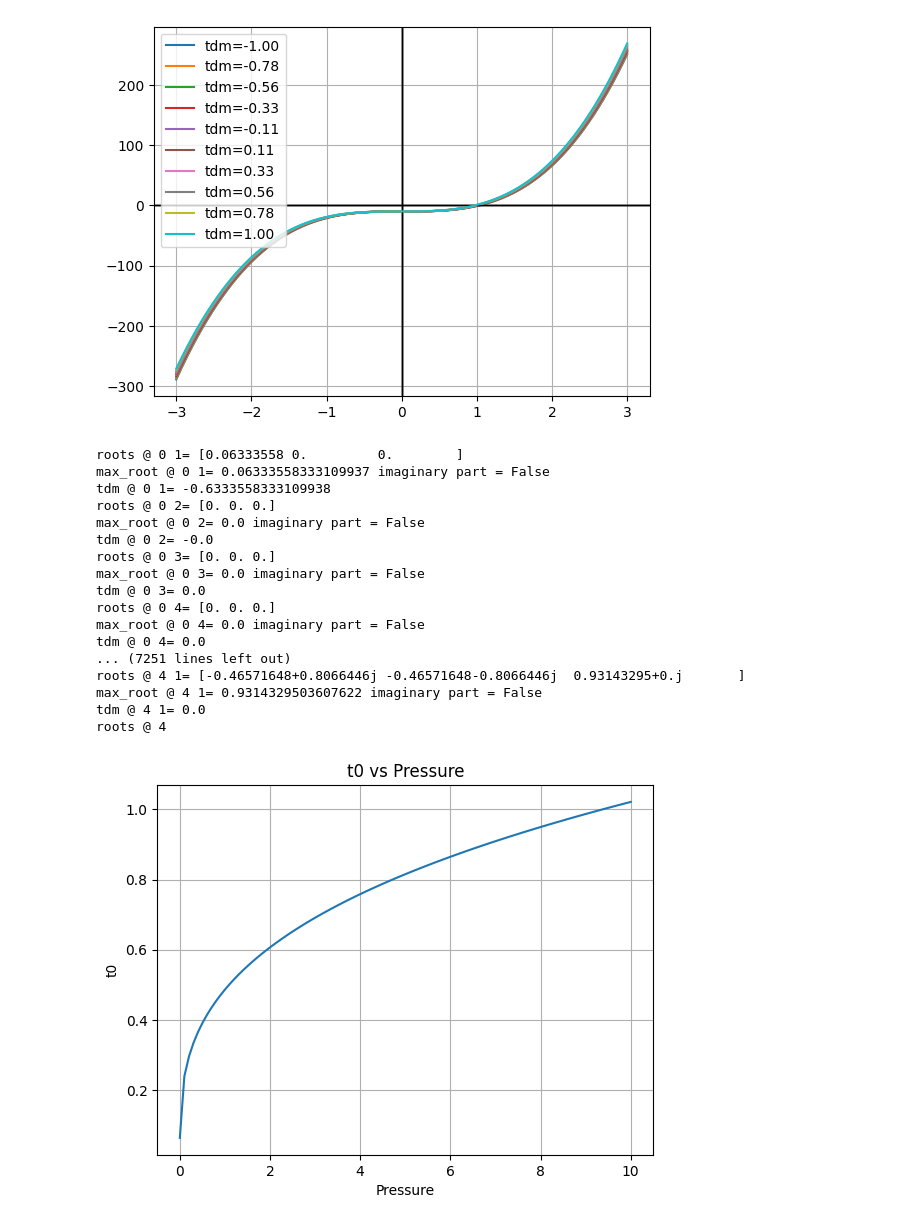
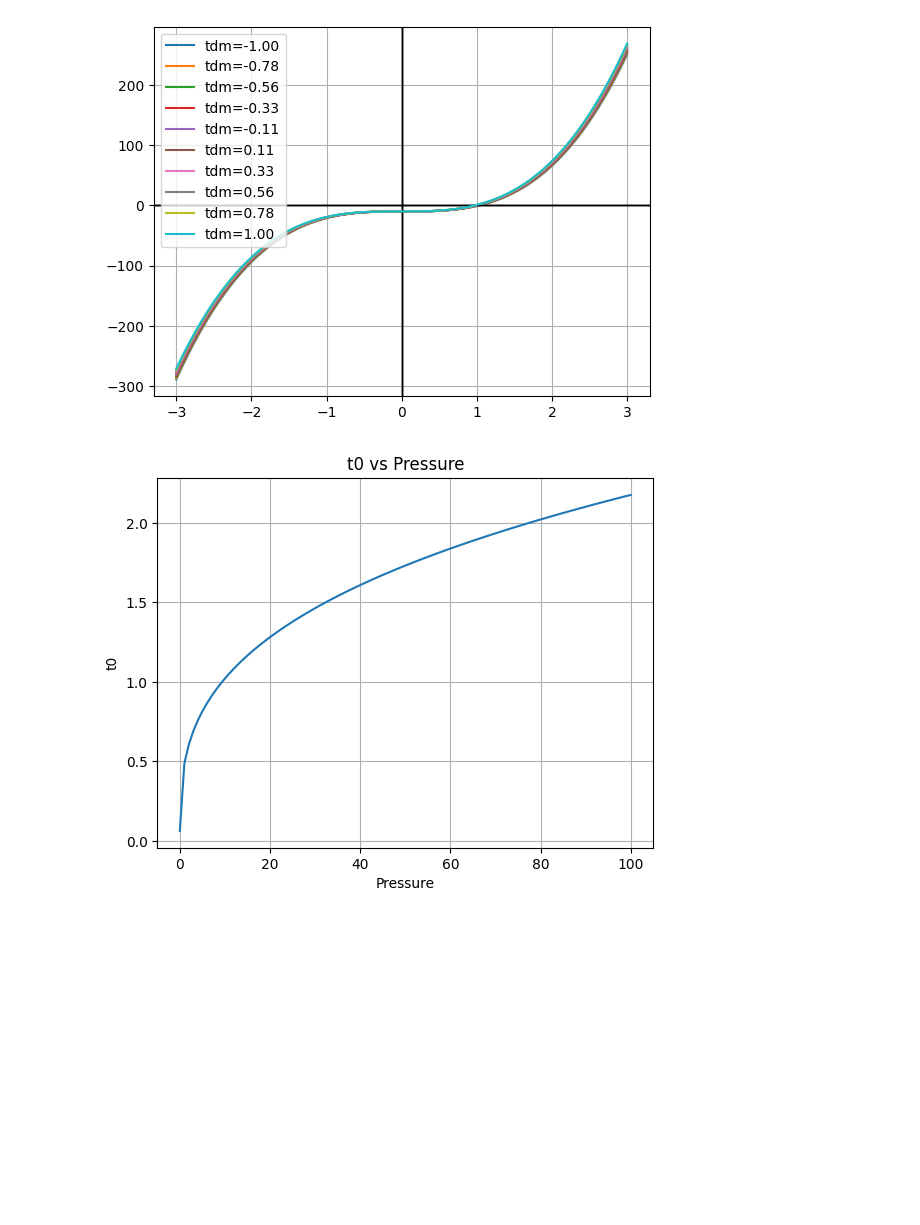
Before and after one commit to nkitamuraQC/pressphpy, a Jupyter notebook: examples.ipynb, the cells around one changed output. Saved outputs shown, nothing was run; the diff lists cells and outputs as text; code cells hidden in the pictures; blank space fills up the shorter version.

```diff
--- a/examples.ipynb
+++ b/examples.ipynb
@@ -79,39 +79,22 @@ for i in range(norb):
 # %%
 ph = Phonon(int1e, int2e, norb, nelec, dm_calculator)
 
-pressure = np.linspace(0, 10, 100)
+pressure = np.linspace(0, 100, 100)
 
 t0_list = []
 for p in pressure:
     int1e_p = ph.run(pressure=p)
     t0_list.append(int1e_p[0, 1])  # Example: t0 is the hopping between site 0 and 1
     ph.clear()  # Clear the state for the next iteration
 
 plt.plot(pressure, t0_list)
 plt.xlabel("Pressure")
 plt.ylabel("t0")
 plt.title("t0 vs Pressure")
 plt.grid()
 plt.show()
 # %% [output]
-roots @ 0 1= [0.06333558 0.         0.        ]
-max_root @ 0 1= 0.06333558333109937 imaginary part = False
-tdm @ 0 1= -0.6333558333109938
-roots @ 0 2= [0. 0. 0.]
-max_root @ 0 2= 0.0 imaginary part = False
-tdm @ 0 2= -0.0
-roots @ 0 3= [0. 0. 0.]
-max_root @ 0 3= 0.0 imaginary part = False
-tdm @ 0 3= 0.0
-roots @ 0 4= [0. 0. 0.]
-max_root @ 0 4= 0.0 imaginary part = False
-tdm @ 0 4= 0.0
-... (7251 lines left out)
-roots @ 4 1= [-0.46571648+0.8066446j -0.46571648-0.8066446j  0.93143295+0.j       ]
-max_root @ 4 1= 0.9314329503607622 imaginary part = False
-tdm @ 4 1= 0.0
-roots @ 4
-[figure, old version]
+[figure, new version]
 # %%
 ph = Phonon(int1e, int2e, norb, nelec, dm_calculator)
 
```
Also changed, not shown: parts of 2 cells of this notebook, 1 other file.
